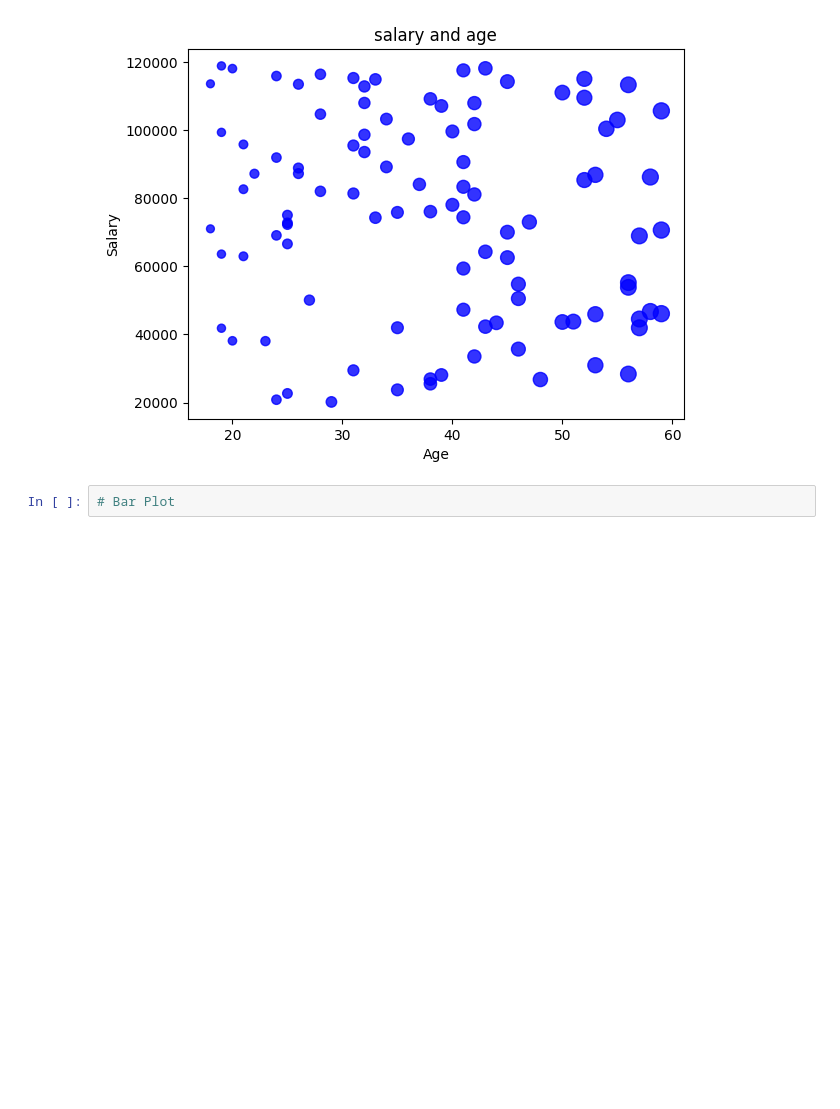
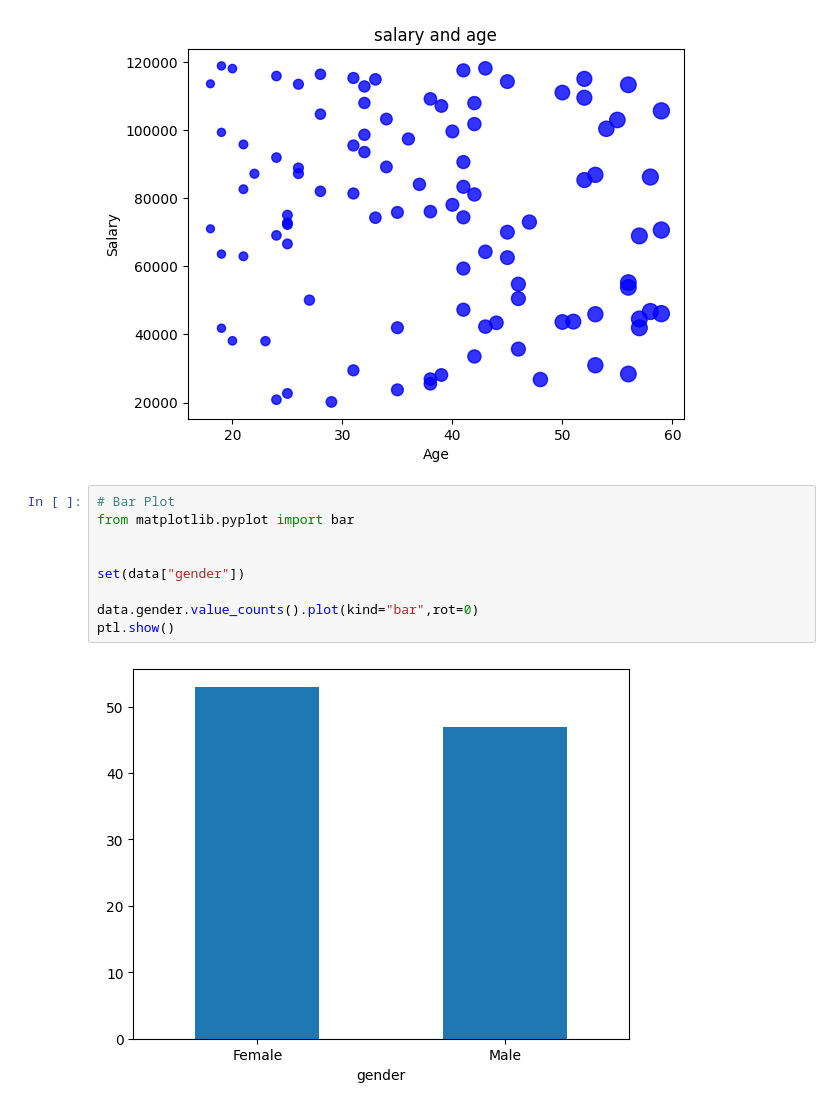
Before and after one commit to rupeshbashyal/Data-analysis, a Jupyter notebook: Matplot/matplot_seaborn.ipynb, the cells around one changed output. Saved outputs shown, nothing was run; the diff lists cells and outputs as text; blank space fills up the shorter version.

Commit message:
practice matplot

```diff
--- a/Matplot/matplot_seaborn.ipynb
+++ b/Matplot/matplot_seaborn.ipynb
@@ -104,3 +104,12 @@ ptl.show()
 [figure]
 # %%
 # Bar Plot
+from matplotlib.pyplot import bar
+
+
+set(data["gender"])
+
+data.gender.value_counts().plot(kind="bar",rot=0)
+ptl.show()
+# %% [output]
+[figure, added]
```
Also changed, not shown: parts of 1 cell of this notebook.
